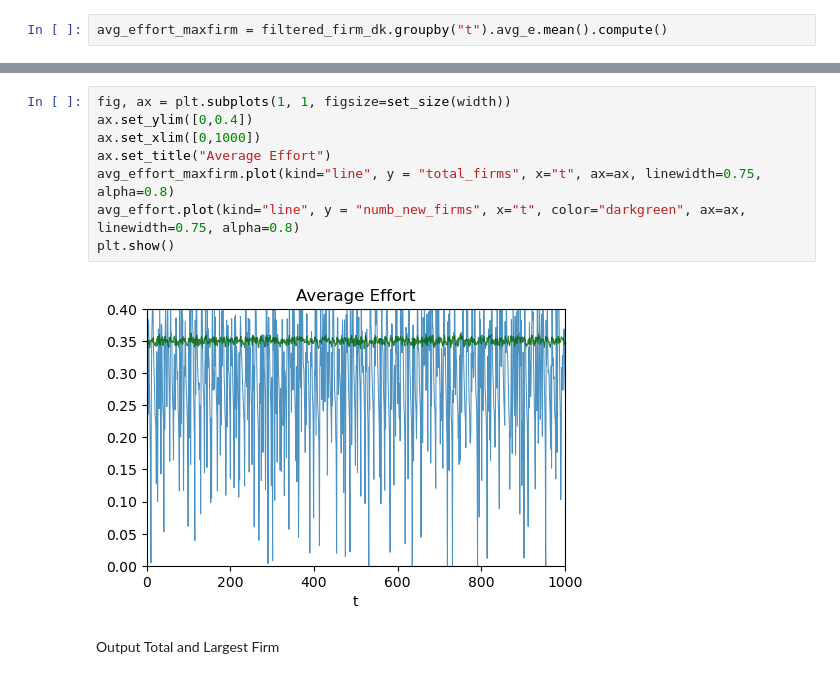
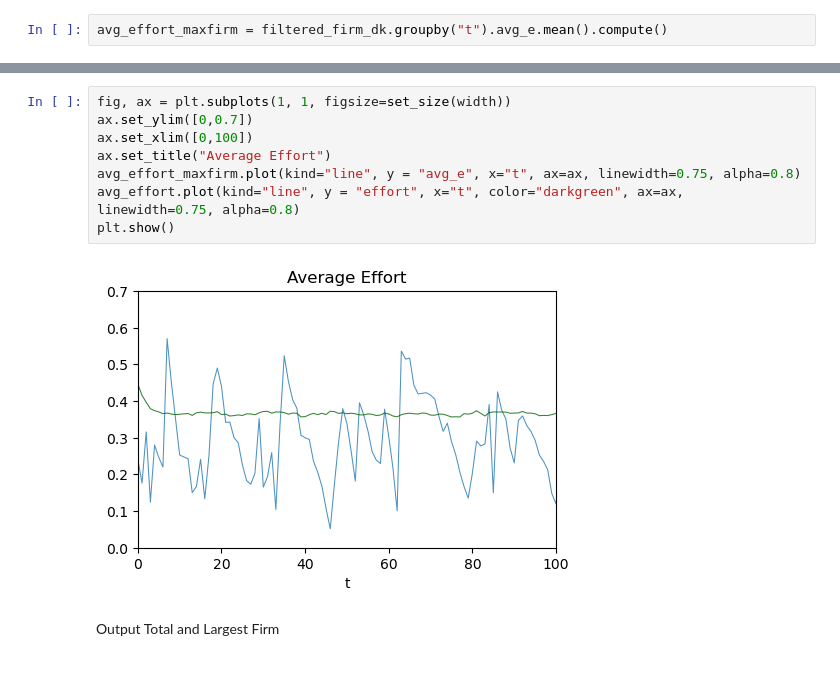
Before and after one commit to niemueller/firmdynamic-abm, a Jupyter notebook: scripts/axtell-99-vis.ipynb, the cells around one changed output, grey strips where cells are left out. Cells and saved outputs as stored; diff of their text form.

```diff
--- a/scripts/axtell-99-vis.ipynb
+++ b/scripts/axtell-99-vis.ipynb
@@ -248,13 +253,13 @@ Name: avg_e, Length: 10000, dtype: float64
 # %%
 fig, ax = plt.subplots(1, 1, figsize=set_size(width))
-ax.set_ylim([0,0.4])
-ax.set_xlim([0,1000])
+ax.set_ylim([0,0.7])
+ax.set_xlim([0,100])
 ax.set_title("Average Effort")
-avg_effort_maxfirm.plot(kind="line", y = "total_firms", x="t", ax=ax, linewidth=0.75, alpha=0.8)
-avg_effort.plot(kind="line", y = "numb_new_firms", x="t", color="darkgreen", ax=ax, linewidth=0.75, alpha=0.8)
+avg_effort_maxfirm.plot(kind="line", y = "avg_e", x="t", ax=ax, linewidth=0.75, alpha=0.8)
+avg_effort.plot(kind="line", y = "effort", x="t", color="darkgreen", ax=ax, linewidth=0.75, alpha=0.8)
 plt.show()
 # %% [output]
-[figure, old version]
+[figure, new version]
 # %% [markdown]
 Output Total and Largest Firm
 # %%
```
Also changed, not shown: parts of 87 cells of this notebook, 11 other files.
